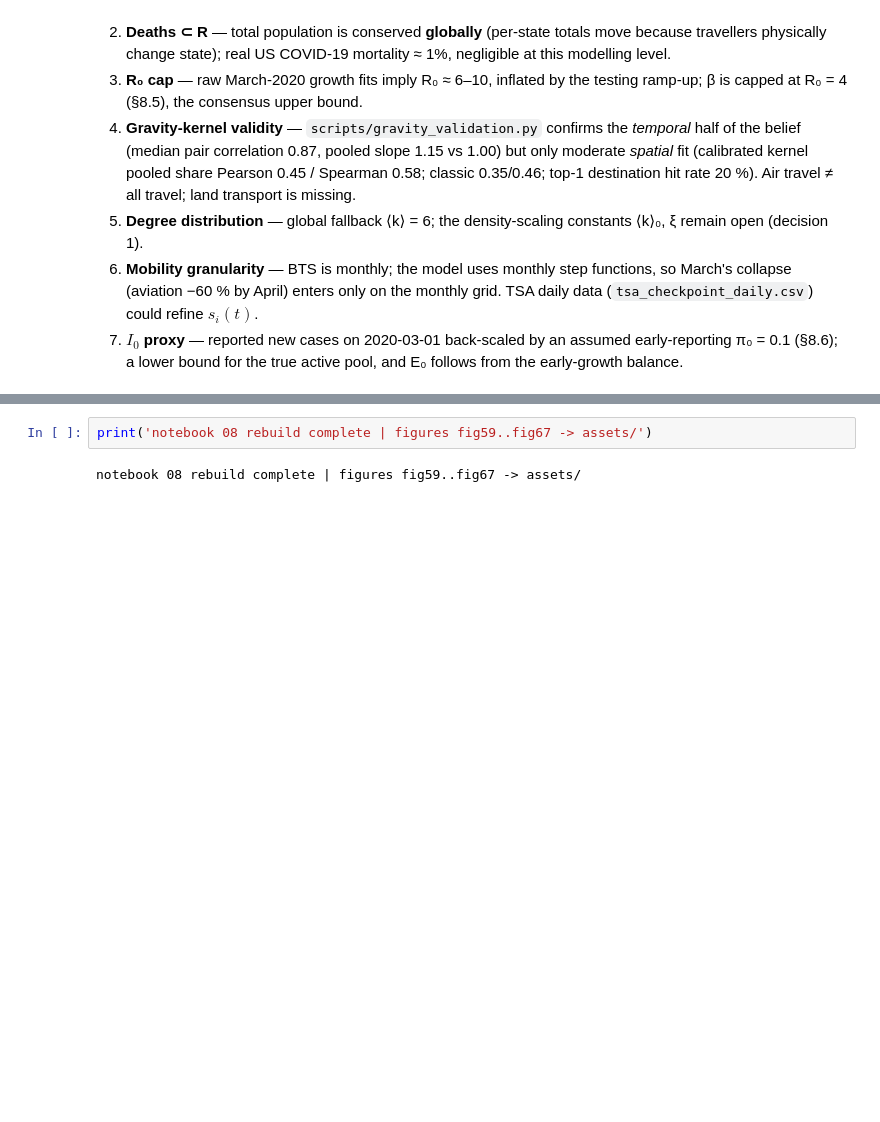
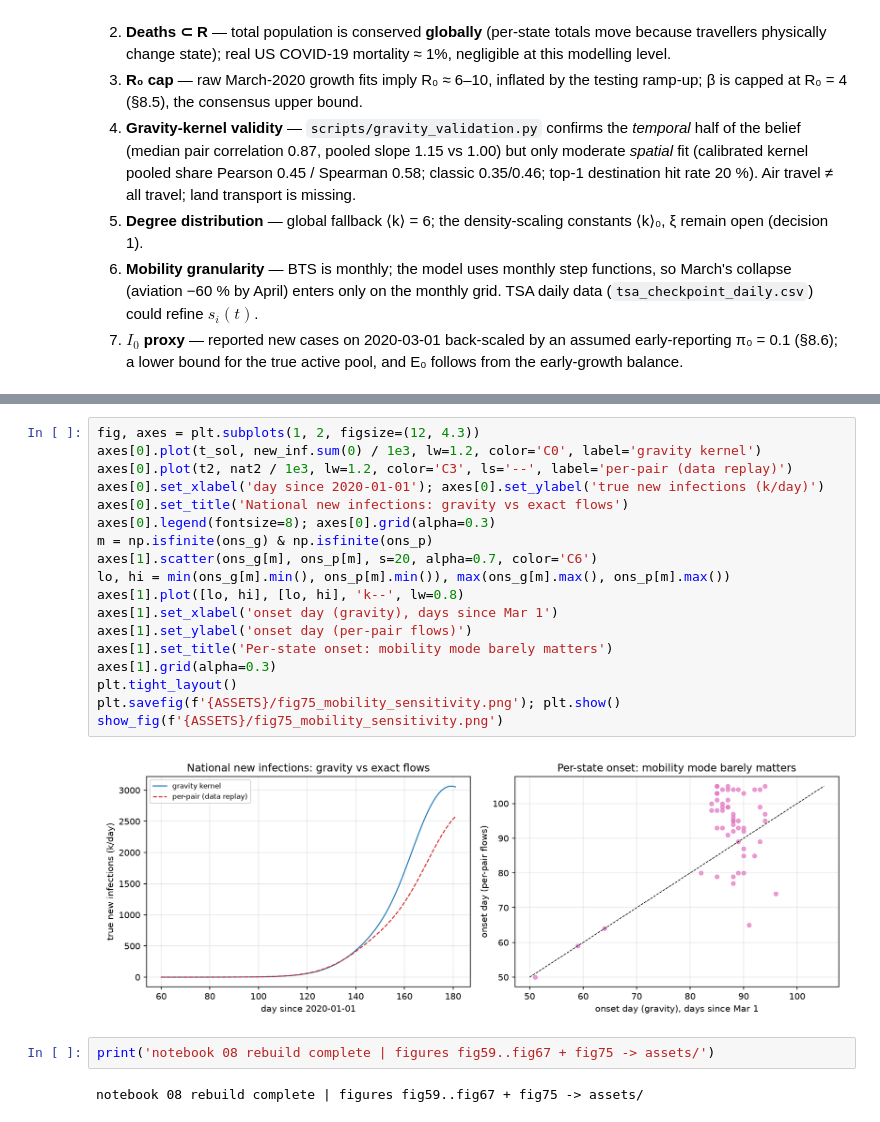
Before and after one commit to Zikai311/US_COVID, a Jupyter notebook: notebooks/08_metapopulation.ipynb, the cells around one changed output, grey strips where cells are left out. Saved outputs shown, nothing was run; the diff lists cells and outputs as text; blank space fills up the shorter version.

```diff
--- a/notebooks/08_metapopulation.ipynb
+++ b/notebooks/08_metapopulation.ipynb
@@ -619,4 +673,24 @@ model onset range (days from Mar 1): 51 -> 96 | observed range: 1 -> 65
+# %%
+fig, axes = plt.subplots(1, 2, figsize=(12, 4.3))
+axes[0].plot(t_sol, new_inf.sum(0) / 1e3, lw=1.2, color='C0', label='gravity kernel')
+axes[0].plot(t2, nat2 / 1e3, lw=1.2, color='C3', ls='--', label='per-pair (data replay)')
+axes[0].set_xlabel('day since 2020-01-01'); axes[0].set_ylabel('true new infections (k/day)')
+axes[0].set_title('National new infections: gravity vs exact flows')
+axes[0].legend(fontsize=8); axes[0].grid(alpha=0.3)
+m = np.isfinite(ons_g) & np.isfinite(ons_p)
+axes[1].scatter(ons_g[m], ons_p[m], s=20, alpha=0.7, color='C6')
+lo, hi = min(ons_g[m].min(), ons_p[m].min()), max(ons_g[m].max(), ons_p[m].max())
+axes[1].plot([lo, hi], [lo, hi], 'k--', lw=0.8)
+axes[1].set_xlabel('onset day (gravity), days since Mar 1')
+axes[1].set_ylabel('onset day (per-pair flows)')
+axes[1].set_title('Per-state onset: mobility mode barely matters')
+axes[1].grid(alpha=0.3)
+plt.tight_layout()
+plt.savefig(f'{ASSETS}/fig75_mobility_sensitivity.png'); plt.show()
+show_fig(f'{ASSETS}/fig75_mobility_sensitivity.png')
+# %% [output]
+[figure, added]
 # %%
-print('notebook 08 rebuild complete | figures fig59..fig67 -> assets/')
+print('notebook 08 rebuild complete | figures fig59..fig67 + fig75 -> assets/')
 # %% [output]
-notebook 08 rebuild complete | figures fig59..fig67 -> assets/
+notebook 08 rebuild complete | figures fig59..fig67 + fig75 -> assets/
```
Also changed, not shown: parts of 2 cells of this notebook, 9 other files.
